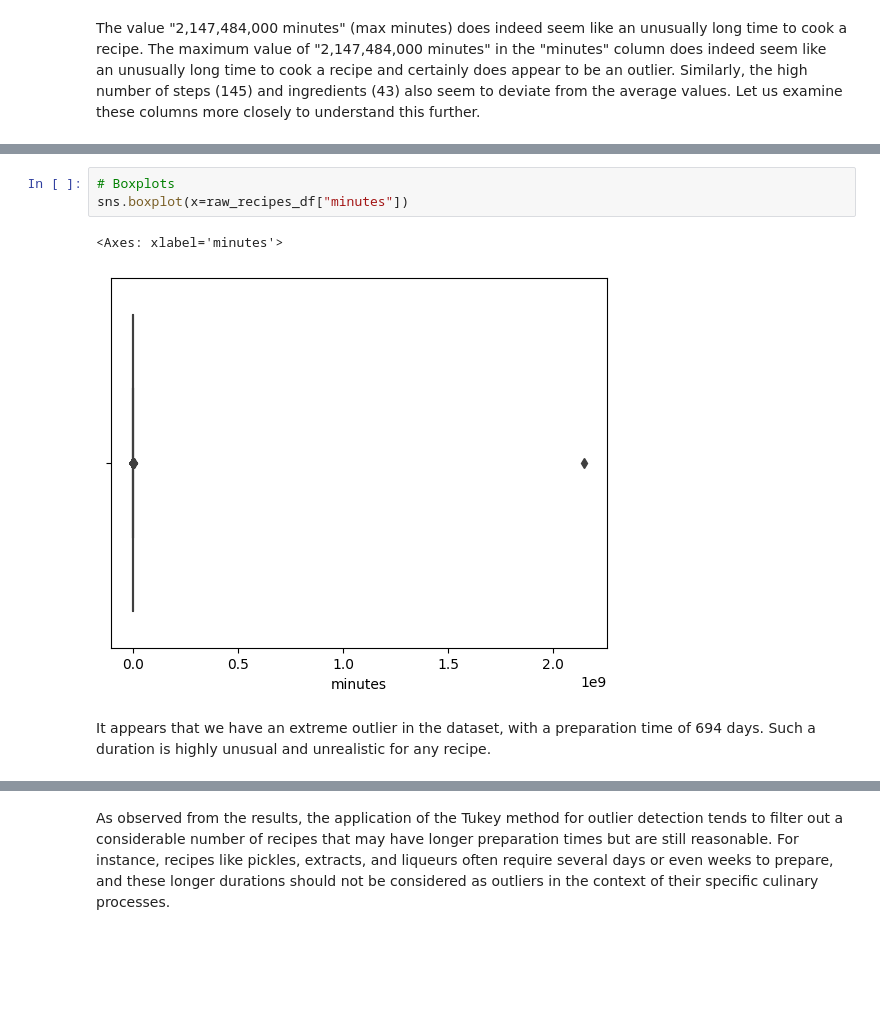
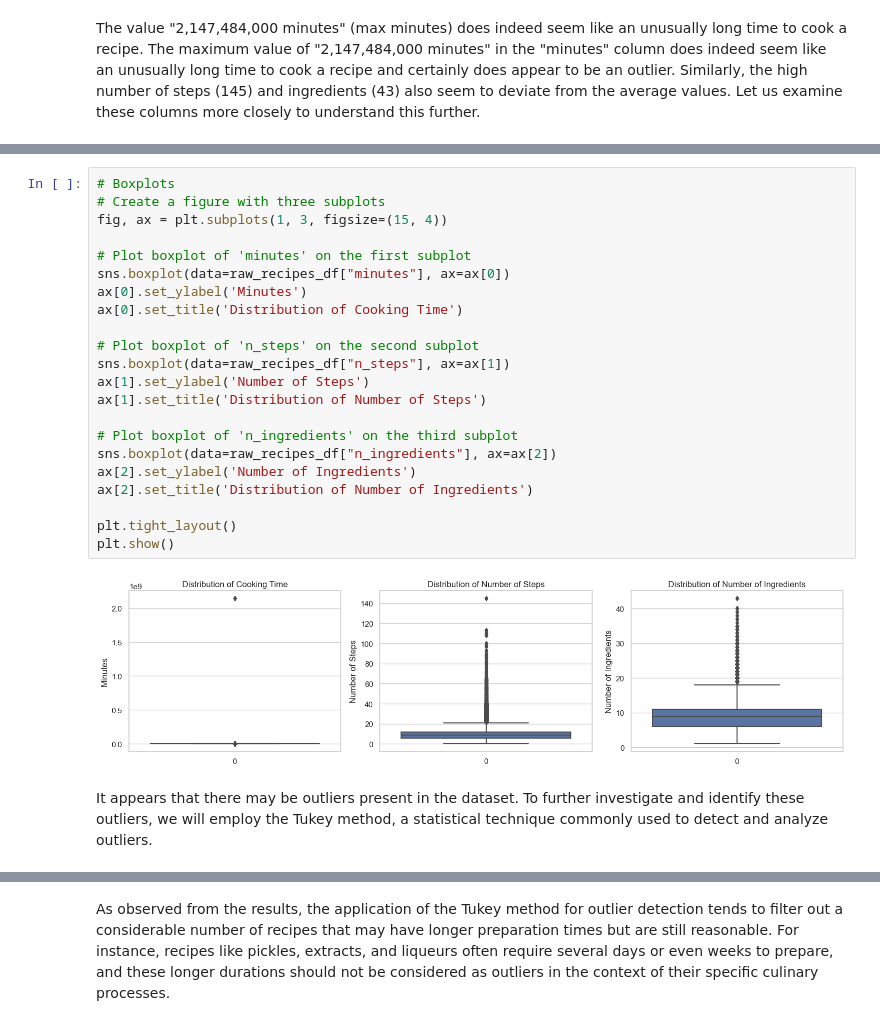
Before and after one commit to kli210/recipe_recommender_capstone, a Jupyter notebook: data_preprocessing.ipynb, the cells around one changed output, grey strips where cells are left out. Saved outputs shown, nothing was run; the diff lists cells and outputs as text; blank space fills up the shorter version.

```diff
--- a/data_preprocessing.ipynb
+++ b/data_preprocessing.ipynb
@@ -374,9 +395,27 @@ array([[<Axes: title={'center': 'minutes'}>,
 # %%
 # Boxplots
-sns.boxplot(x=raw_recipes_df["minutes"])
+# Create a figure with three subplots
+fig, ax = plt.subplots(1, 3, figsize=(15, 4))
+
+# Plot boxplot of 'minutes' on the first subplot
+sns.boxplot(data=raw_recipes_df["minutes"], ax=ax[0])
+ax[0].set_ylabel('Minutes')
+ax[0].set_title('Distribution of Cooking Time')
+
+# Plot boxplot of 'n_steps' on the second subplot
+sns.boxplot(data=raw_recipes_df["n_steps"], ax=ax[1])
+ax[1].set_ylabel('Number of Steps')
+ax[1].set_title('Distribution of Number of Steps')
+
+# Plot boxplot of 'n_ingredients' on the third subplot
+sns.boxplot(data=raw_recipes_df["n_ingredients"], ax=ax[2])
+ax[2].set_ylabel('Number of Ingredients')
+ax[2].set_title('Distribution of Number of Ingredients')
+
+plt.tight_layout()
+plt.show()
 # %% [output]
-<Axes: xlabel='minutes'>
-[figure, old version]
+[figure, new version]
 # %% [markdown]
-It appears that we have an extreme outlier in the dataset, with a preparation time of 694 days. Such a duration is highly unusual and unrealistic for any recipe.
+It appears that there may be outliers present in the dataset. To further investigate and identify these outliers, we will employ the Tukey method, a statistical technique commonly used to detect and analyze outliers.
 # %%
```
Also changed, not shown: parts of 32 cells of this notebook.
